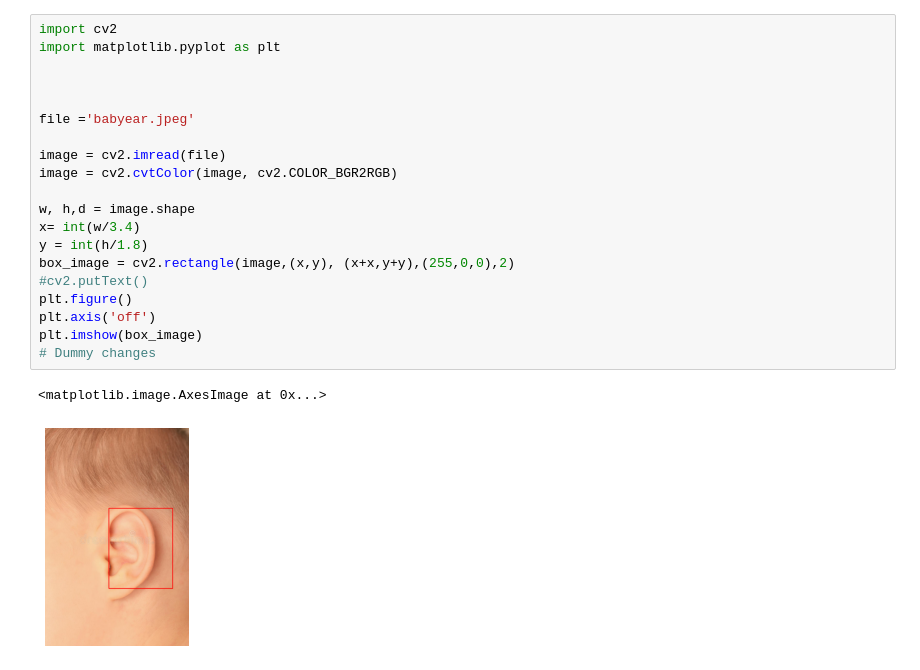
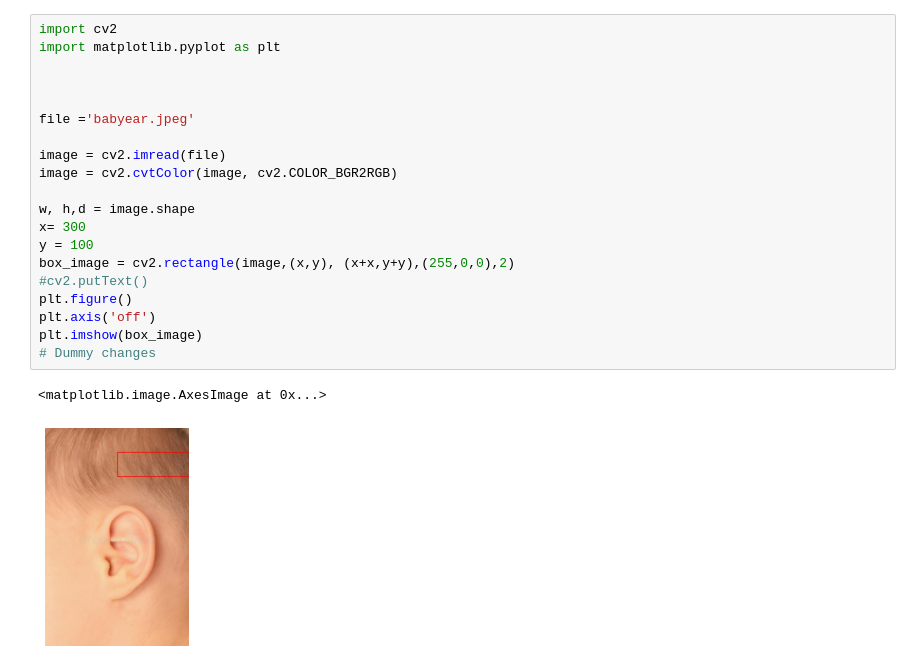
Before and after one commit to sarah034/Baby-Check-MetroHacks-2022-, a Jupyter notebook: geeek.ipynb, the cells around one changed output. Cells and saved outputs as stored; diff of their text form.

```diff
--- a/geeek.ipynb
+++ b/geeek.ipynb
@@ -1,23 +1,23 @@
 # %%
 import cv2
 import matplotlib.pyplot as plt
 
 
 
 file ='babyear.jpeg'
 
 image = cv2.imread(file)
 image = cv2.cvtColor(image, cv2.COLOR_BGR2RGB)
 
 w, h,d = image.shape
-x= int(w/3.4)
-y = int(h/1.8)
+x= 300
+y = 100
 box_image = cv2.rectangle(image,(x,y), (x+x,y+y),(255,0,0),2)
 #cv2.putText()
 plt.figure()
 plt.axis('off')
 plt.imshow(box_image)
 # Dummy changes
 # %% [output]
 <matplotlib.image.AxesImage at 0x...>
-[figure, old version]
+[figure, new version]
```
Also changed, not shown: 9 other files.
